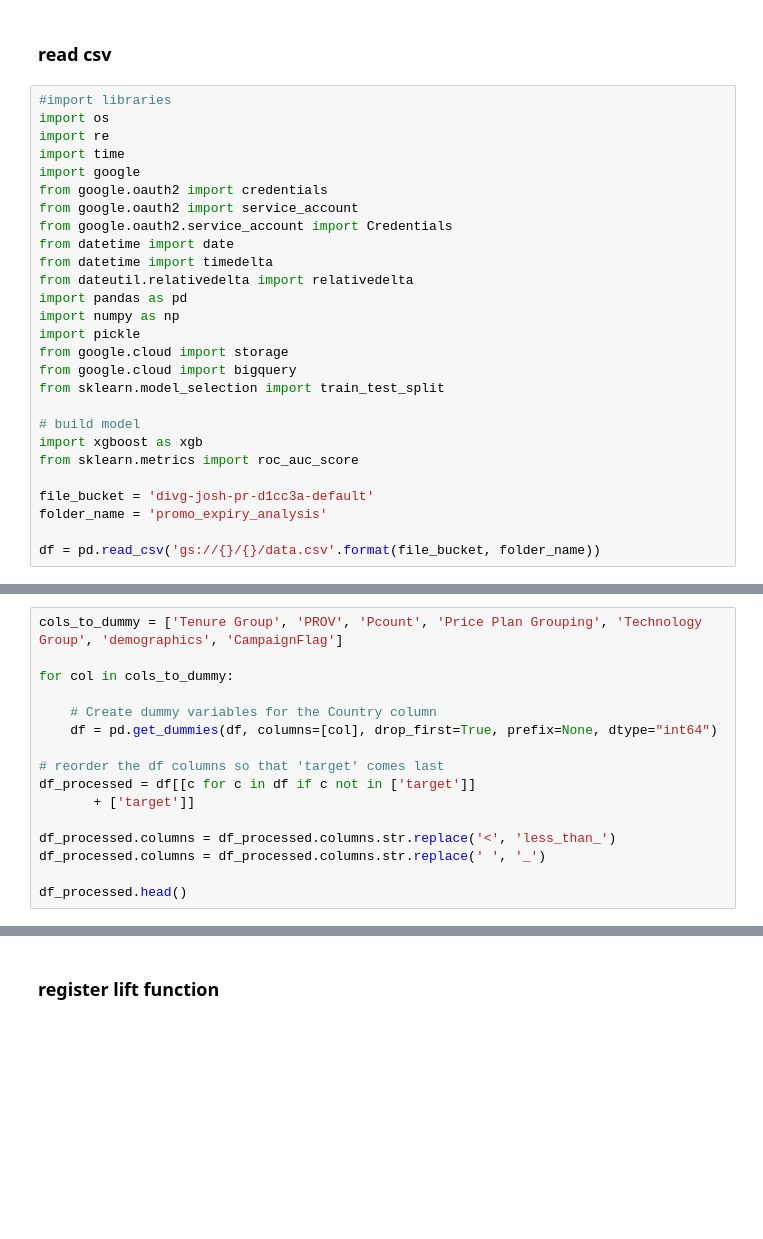
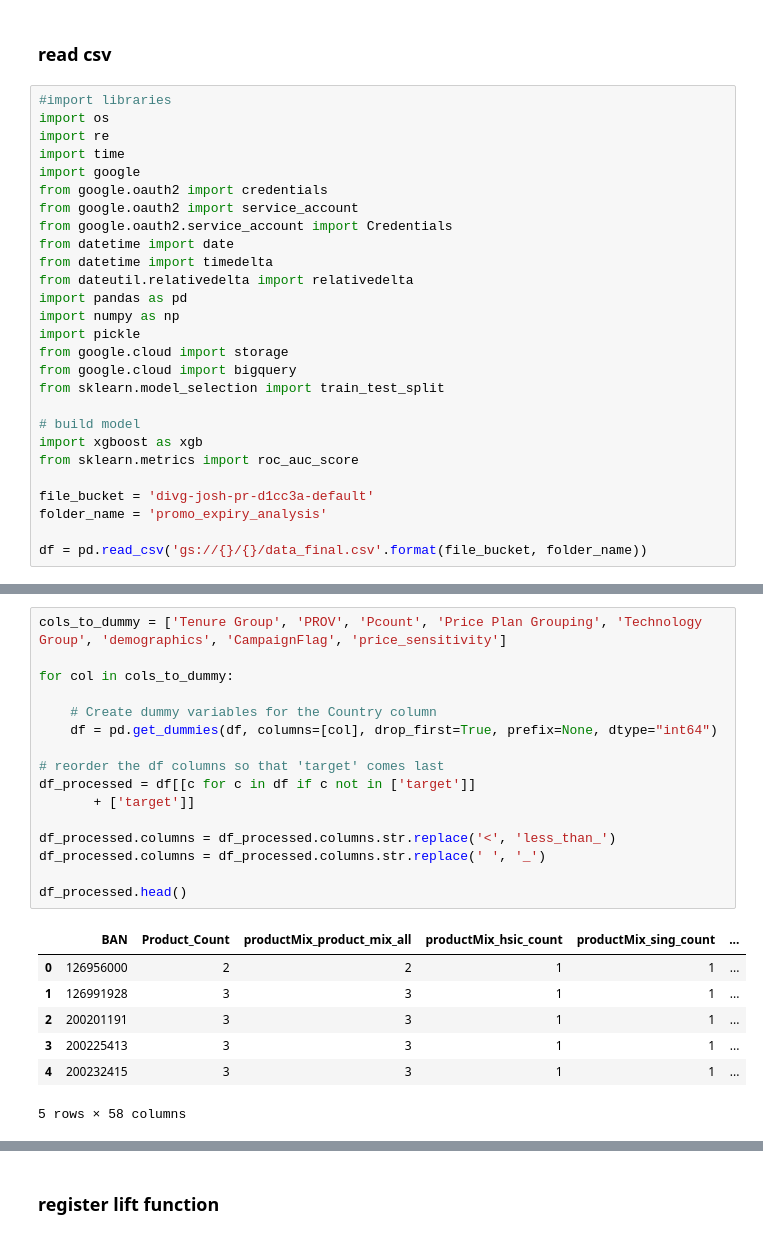
Before and after one commit to joshkim-telus/josh_dev_env, a Jupyter notebook: promo_expiry_analysis/predict_callers_to_retention.ipynb, the cells around one changed output, grey strips where cells are left out. Drawn from its saved outputs; the diff is of its cells as text; blank space fills up the shorter version.

```diff
--- a/promo_expiry_analysis/predict_callers_to_retention.ipynb
+++ b/promo_expiry_analysis/predict_callers_to_retention.ipynb
@@ -28,7 +28,7 @@ from sklearn.metrics import roc_auc_score
 file_bucket = 'divg-josh-pr-d1cc3a-default'
 folder_name = 'promo_expiry_analysis'
 
-df = pd.read_csv('gs://{}/{}/data.csv'.format(file_bucket, folder_name))
+df = pd.read_csv('gs://{}/{}/data_final.csv'.format(file_bucket, folder_name))
 # %% [markdown]
 ### preprocess
 
@@ -47,18 +84,26 @@ df.columns
 # %%
-cols_to_dummy = ['Tenure Group', 'PROV', 'Pcount', 'Price Plan Grouping', 'Technology Group', 'demographics', 'CampaignFlag']
+cols_to_dummy = ['Tenure Group', 'PROV', 'Pcount', 'Price Plan Grouping', 'Technology Group', 'demographics', 'CampaignFlag', 'price_sensitivity']
 
 for col in cols_to_dummy:
 
     # Create dummy variables for the Country column
     df = pd.get_dummies(df, columns=[col], drop_first=True, prefix=None, dtype="int64")
 
 # reorder the df columns so that 'target' comes last
 df_processed = df[[c for c in df if c not in ['target']]
        + ['target']]
 
 df_processed.columns = df_processed.columns.str.replace('<', 'less_than_')
 df_processed.columns = df_processed.columns.str.replace(' ', '_')
 
 df_processed.head()
+# %% [output]
+|  | BAN | Product_Count | productMix_product_mix_all | productMix_hsic_count | productMix_sing_count | ... |
+| 0 | 126956000 | 2 | 2 | 1 | 1 | ... |
+| 1 | 126991928 | 3 | 3 | 1 | 1 | ... |
+| 2 | 200201191 | 3 | 3 | 1 | 1 | ... |
+| 3 | 200225413 | 3 | 3 | 1 | 1 | ... |
+| 4 | 200232415 | 3 | 3 | 1 | 1 | ... |
+5 rows × 58 columns
 # %%
 df_processed.info()
```
Also changed, not shown: parts of 22 cells of this notebook, 3 other files.
